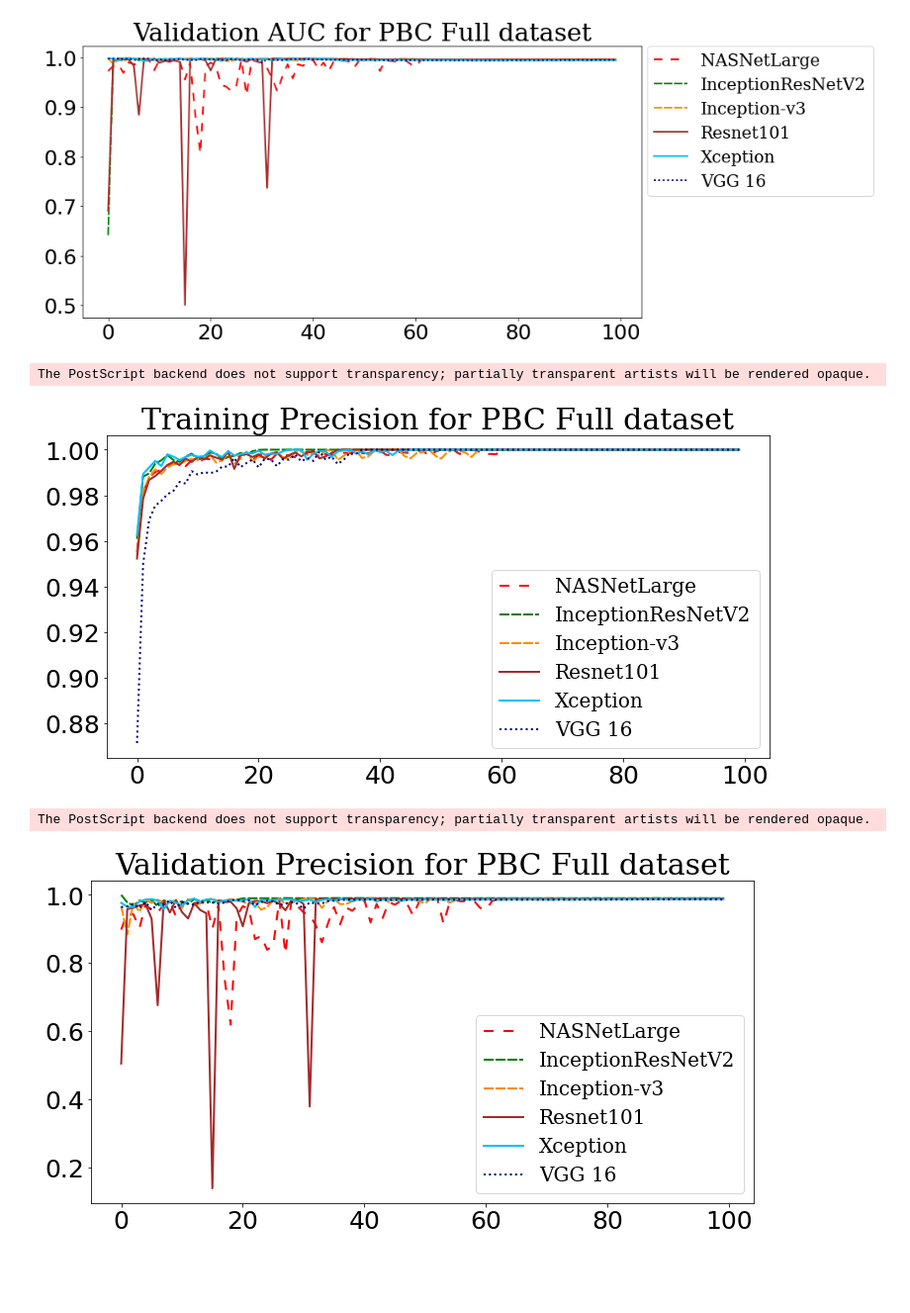
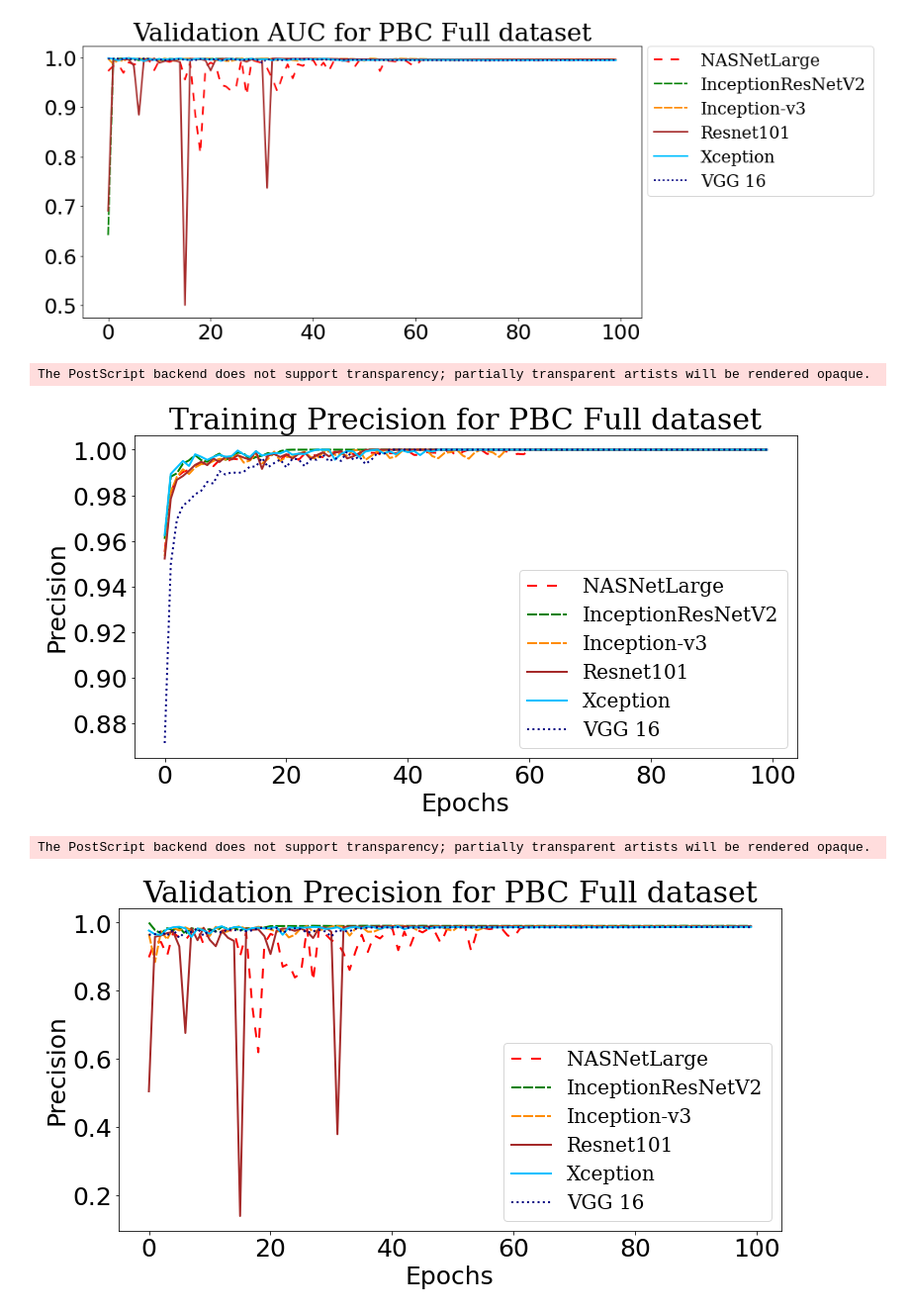
Before and after one commit to Jimut123/cellseg, a Jupyter notebook: Classifier/Visualizations/Graphs/PBC_full_fine_tuned/Plots_Fine_Tuned.ipynb, the cells around one changed output. Shown at 99% size. Drawn from its saved outputs; the diff is of its cells as text; code cells hidden in the pictures; blank space fills up the shorter version.

```diff
--- a/Classifier/Visualizations/Graphs/PBC_full_fine_tuned/Plots_Fine_Tuned.ipynb
+++ b/Classifier/Visualizations/Graphs/PBC_full_fine_tuned/Plots_Fine_Tuned.ipynb
@@ -518,14 +518,15 @@ plt.plot(precision_xception, color='deepskyblue', linestyle='-', linewidth=2.0)
 plt.plot(precision_vgg_16, color='navy', linestyle=':',  linewidth=2.0)
 plt.xticks(fontsize=25)
 plt.yticks(fontsize=25)
-
+plt.xlabel('Epochs', fontsize=25)
+plt.ylabel('Precision', fontsize=25)
 lgd = plt.legend(['NASNetLarge','InceptionResNetV2','Inception-v3','Resnet101','Xception','VGG 16'],
            loc="lower right", prop={'family':'DejaVu Serif', 'size':20})#, bbox_to_anchor=(1.43, 0.415))
 plt.savefig('PBC_full_fine_tuned_precision.eps', bbox_extra_artists=(lgd,), bbox_inches='tight')
 plt.savefig('PBC_full_fine_tuned_precision.png', bbox_extra_artists=(lgd,), bbox_inches='tight')
 # %% [output]
 The PostScript backend does not support transparency; partially transparent artists will be rendered opaque.
-[figure, old version]
+[figure, new version]
 # %%
 val_precision_NASNetLarge = []
 for item in NASNetLarge['val_precision']:
@@ -547,32 +548,33 @@ val_precision_resnet101 = []
 for item in resnet101['val_precision']:
     val_precision_resnet101.append(resnet101['val_precision'][item])
 
 
 val_precision_xception = []
 for item in xception['val_precision']:
     val_precision_xception.append(xception['val_precision'][item])
 
 
 val_precision_vgg_16 = []
 for item in vgg_16['val_precision']:
     val_precision_vgg_16.append(vgg_16['val_precision'][item])
 
 
 plt.figure(figsize=(12,6))
 plt.title('Validation Precision for PBC Full dataset', fontsize=30, fontname = 'DejaVu Serif', fontweight = 500)
 plt.plot(val_precision_NASNetLarge, color='red', linestyle='-.', dashes=(5, 5), linewidth=2.0)
 plt.plot(val_precision_InceptionResNetV2, color='green',  linestyle='--', dashes=(5, 1),  linewidth=2.0)
 plt.plot(val_precision_inception_v3, color='darkorange', linestyle='--', dashes=(5, 1),  linewidth=2.0)
 plt.plot(val_precision_resnet101, color='brown',  linewidth=2.0)
 plt.plot(val_precision_xception, color='deepskyblue', linestyle='-', linewidth=2.0)
 plt.plot(val_precision_vgg_16, color='navy', linestyle=':',  linewidth=2.0)
 plt.xticks(fontsize=25)
 plt.yticks(fontsize=25)
-
+plt.xlabel('Epochs', fontsize=25)
+plt.ylabel('Precision', fontsize=25)
 lgd = plt.legend(['NASNetLarge','InceptionResNetV2','Inception-v3','Resnet101','Xception','VGG 16'],
            loc="lower right", prop={'family':'DejaVu Serif', 'size':20})#, bbox_to_anchor=(1.43, 0.415))
 plt.savefig('PBC_full_fine_tuned_val_precision.eps', bbox_extra_artists=(lgd,), bbox_inches='tight')
 plt.savefig('PBC_full_fine_tuned_val_precision.png', bbox_extra_artists=(lgd,), bbox_inches='tight')
 # %% [output]
 The PostScript backend does not support transparency; partially transparent artists will be rendered opaque.
-[figure, old version]
+[figure, new version]
```
Also changed, not shown: 44 other files.
